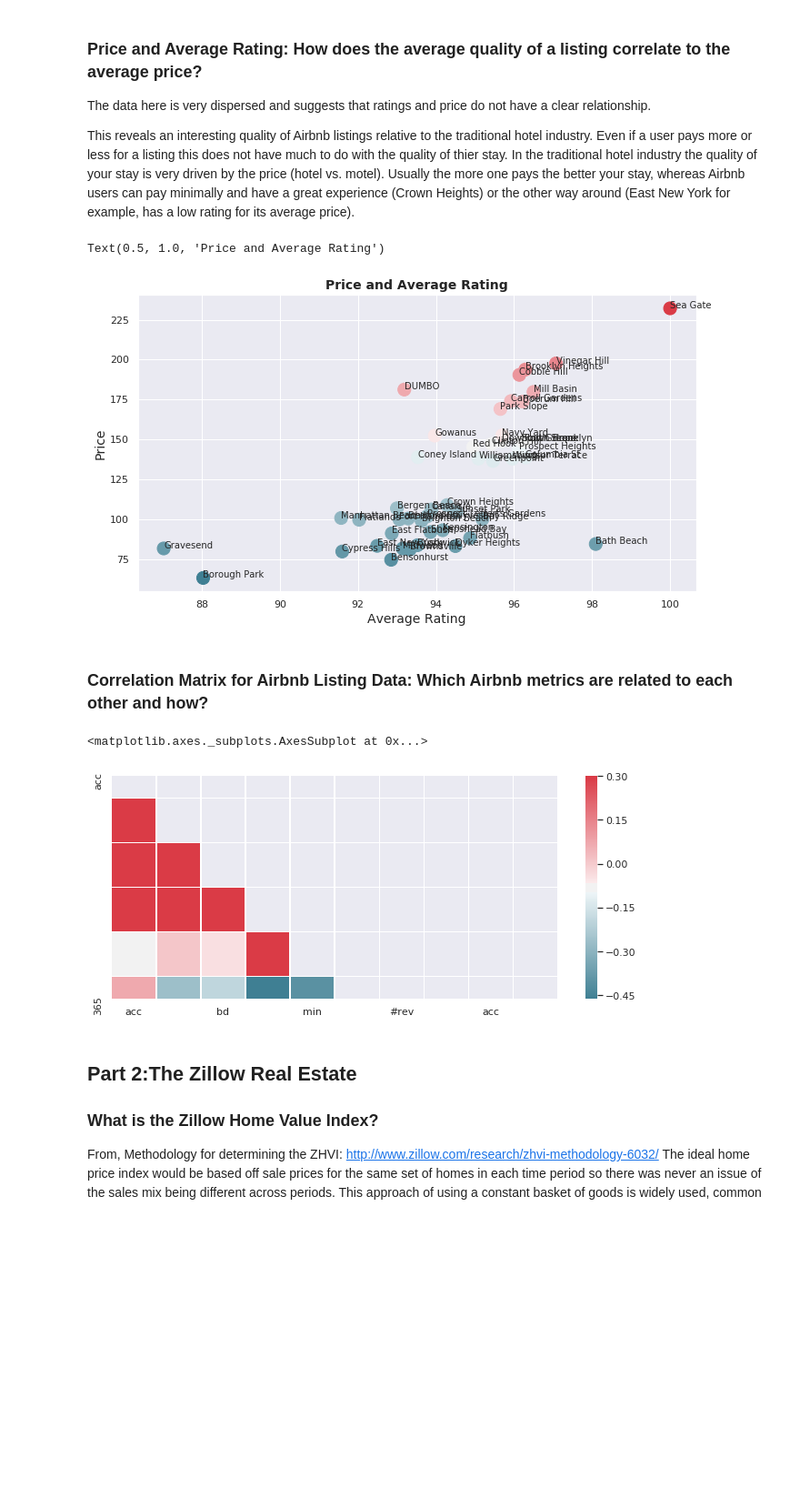
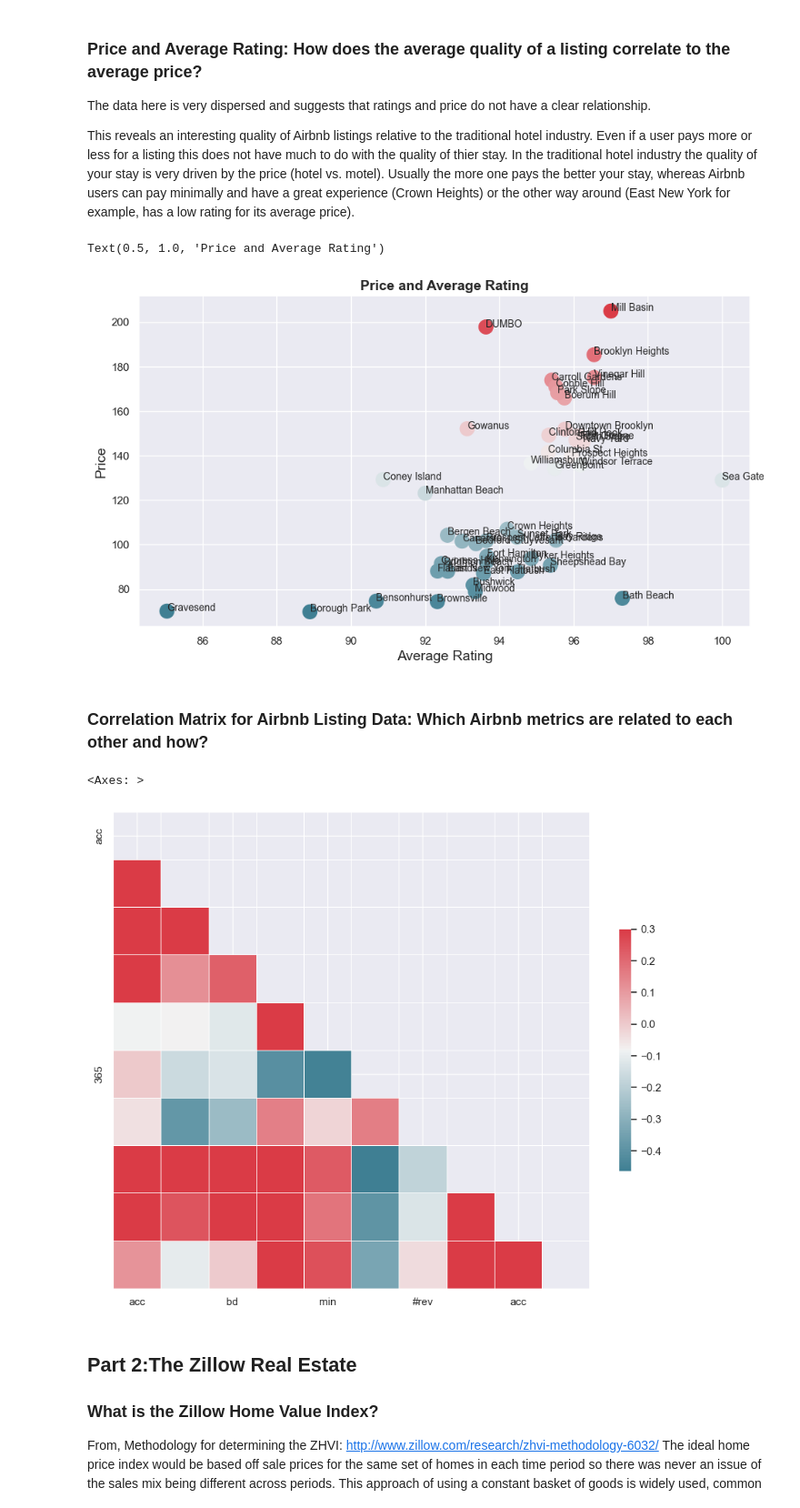
Before and after one commit to KidQuant/PersonalProject, a Jupyter notebook: datascience/airbnb_competition/Airbnb_Analysis_Zillow.ipynb, the cells around one changed output. Shown at 91% size. Saved outputs shown, nothing was run; the diff lists cells and outputs as text; code cells hidden in the pictures; blank space fills up the shorter version.

```diff
--- a/datascience/airbnb_competition/Airbnb_Analysis_Zillow.ipynb
+++ b/datascience/airbnb_competition/Airbnb_Analysis_Zillow.ipynb
@@ -57,7 +57,7 @@ def get_stats(location):
        'review_scores_accuracy', 'review_scores_value']
     location = location.loc[:, x]
     location_stats = location.describe()
-    location_stats = pd.concat([location_stats.ix[0:4], location_stats.ix[7:]])
+    location_stats = pd.concat([location_stats[0:4], location_stats[7:]])
     return location_stats
 
 
@@ -70,9 +70,11 @@ def reorder(location):
 Creating a dataframe to house statistical summaries of the listing data so that we can analyze listing trends.
 # %%
 
-nyc = pd.read_csv('listings.csv.gz')
+nyc = pd.read_csv('data\listings.csv.gz')
 nyc = read_data(nyc)
-nyc['price'] = nyc['price'].map(lambda x: str(x)[1:]).convert_objects(convert_numeric=True)
+nyc['price'] = nyc['price'].map(lambda x: str(x)[1:])
+nyc['price'] = pd.to_numeric(nyc['price'], errors='coerce')
+nyc['price'].dropna(inplace=True)
 
 # %% Getting Statistics on Airbnb Data
 
@@ -274,5 +276,5 @@ statistics = pd.concat([bath_beach_s, bay_ridge_s, bedstuy_s, bensonhurst_s, ber
             south_slope_s, sunset_park_s, vinegar_hill_s, williamsburg_s, windsor_terrace_s])
 
 statistics.index
-statistics
+statistics.head()
 # %% [output]
@@ -591,9 +555,8 @@ The data here is very dispersed and suggests that ratings and price do not have
 
 This reveals an interesting quality of Airbnb listings relative to the traditional hotel industry. Even if a user pays more or less for a listing this does not have much to do with the quality of thier stay. In the traditional hotel industry the quality of your stay is very driven by the price (hotel vs. motel). Usually the more one pays the better your stay, whereas Airbnb users can pay minimally and have a great experience (Crown Heights) or the other way around (East New York for example, has a low rating for its average price).
 # %%
-
-x = statistics['review_scores_rating']['mean'].convert_objects(convert_numeric=True)
-y = statistics['price']['mean'].convert_objects(convert_numeric=True)
+x = statistics['review_scores_rating']['mean']
+y = statistics['price']['mean']
 
 n = (x.reset_index()).location.tolist()
 
@@ -609,35 +572,35 @@ plt.ylabel('Price', fontsize=14)
 plt.title('Price and Average Rating', fontsize=14, fontweight='bold')
 # %% [output]
 Text(0.5, 1.0, 'Price and Average Rating')
-[figure, old version]
+[figure, new version]
 # %% [markdown]
 ### Correlation Matrix for Airbnb Listing Data: Which Airbnb metrics are related to each other and how?
 # %%
 df1 = statistics.iloc[:,[2,7,12,17,22,27,32,37,42,47]].reset_index().drop('location',axis = 1).fillna(0)
 df1.columns = df1.columns.droplevel(1)
 df1.columns = ['acc', 'bt', 'bd', 'pr', 'min', '365', '#rev', 'rat', "acc", "val"]
 #df_zillow = df_zillow['ZHVI_10Year']
 #df1 = concat([df1, df_zillow], axis = 1).fillna(0)
 
 coor= df1.corr()
 
 # Generate a mask for the upper triangle
-mask = np.zeros_like(df1.corr(), dtype=np.bool)
+mask = np.zeros_like(df1.corr(), dtype=bool)
 mask[np.triu_indices_from(mask)] = True
 
 # Set up the matplotlib figure
 f, ax = plt.subplots(figsize=(11, 9))
 
 # Generate a custom diverging colormap
 cmap = sns.diverging_palette(220, 10, as_cmap=True)
 
 # Draw the heatmap with the mask and correct aspect ratio
 sns.heatmap(df1.corr(), mask=mask, cmap=cmap, vmax=.3,
             square=True, xticklabels=2, yticklabels=5,
             linewidths=.5, cbar_kws={"shrink": .5}, ax=ax)
 # %% [output]
-<matplotlib.axes._subplots.AxesSubplot at 0x...>
+<Axes: >
-[figure, old version]
+[figure, new version]
 # %% [markdown]
 ## Part 2:The Zillow Real Estate
 
```
Also changed, not shown: parts of 41 cells of this notebook, 13 other files.
